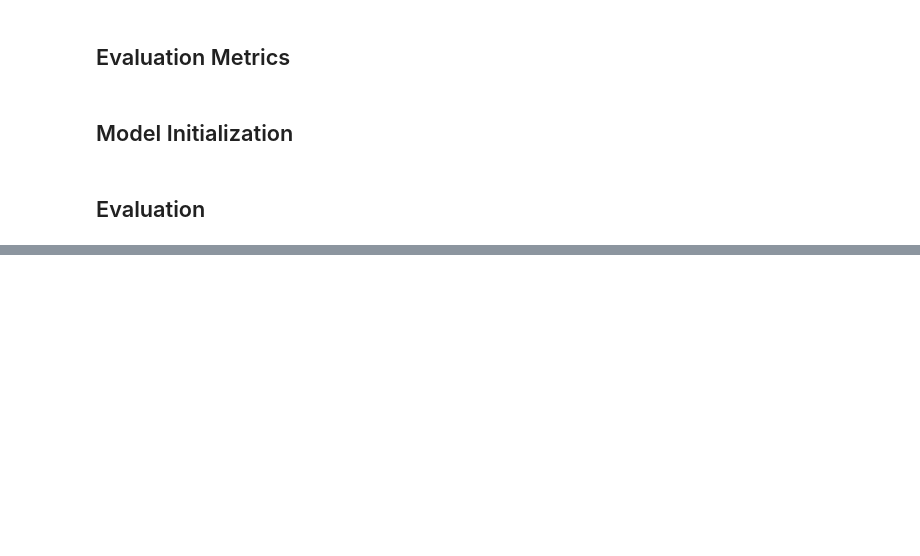
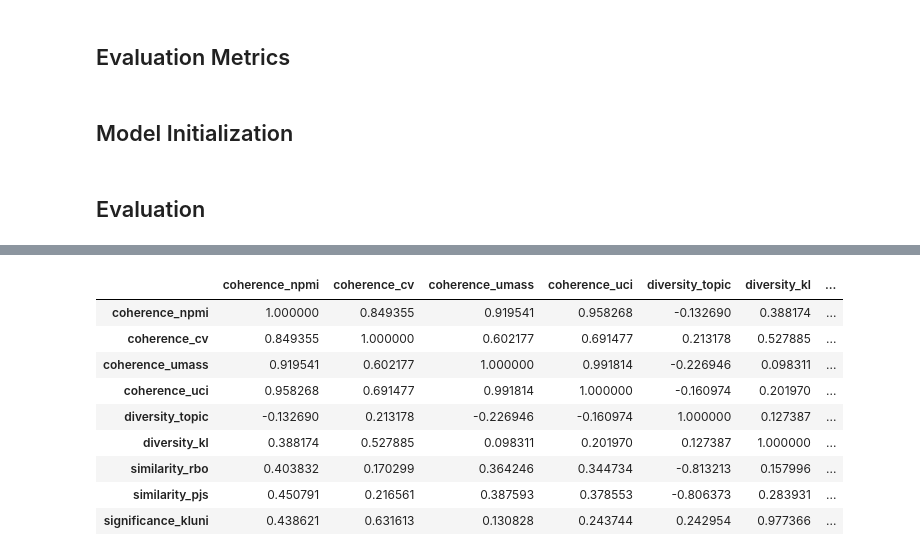
Before and after one commit to DionGR/greek-pm-topic-modeling, a Jupyter notebook: src/octis.ipynb, the cells around one changed output, grey strips where cells are left out. Cells and saved outputs as stored; diff of their text form; code cells hidden in the pictures; blank space fills up the shorter version.

```diff
--- a/src/octis.ipynb
+++ b/src/octis.ipynb
@@ -147,0 +123,6 @@ Early stopping
+# %%
+metric_df = evaluator.get_evaluation().drop(columns=['model'])
+
+metric_df['diversity_kl'] = metric_df['diversity_kl'].fillna(metric_df['diversity_kl'].mean())
+metric_df['significance_kluni'] = metric_df['significance_kluni'].fillna(metric_df['significance_kluni'].mean())
+metric_df
@@ -147,0 +137,14 @@ Early stopping
+# %%
+metric_corr_df = metric_df.corr()
+metric_corr_df
+# %% [output]
+|  | coherence_npmi | coherence_cv | coherence_umass | coherence_uci | diversity_topic | diversity_kl | ... |
+| coherence_npmi | 1.000000 | 0.849355 | 0.919541 | 0.958268 | -0.132690 | 0.388174 | ... |
+| coherence_cv | 0.849355 | 1.000000 | 0.602177 | 0.691477 | 0.213178 | 0.527885 | ... |
+| coherence_umass | 0.919541 | 0.602177 | 1.000000 | 0.991814 | -0.226946 | 0.098311 | ... |
+| coherence_uci | 0.958268 | 0.691477 | 0.991814 | 1.000000 | -0.160974 | 0.201970 | ... |
+| diversity_topic | -0.132690 | 0.213178 | -0.226946 | -0.160974 | 1.000000 | 0.127387 | ... |
+| diversity_kl | 0.388174 | 0.527885 | 0.098311 | 0.201970 | 0.127387 | 1.000000 | ... |
+| similarity_rbo | 0.403832 | 0.170299 | 0.364246 | 0.344734 | -0.813213 | 0.157996 | ... |
+| similarity_pjs | 0.450791 | 0.216561 | 0.387593 | 0.378553 | -0.806373 | 0.283931 | ... |
+| significance_kluni | 0.438621 | 0.631613 | 0.130828 | 0.243744 | 0.242954 | 0.977366 | ... |
```
Also changed, not shown: parts of 9 cells of this notebook, 28 other files.
